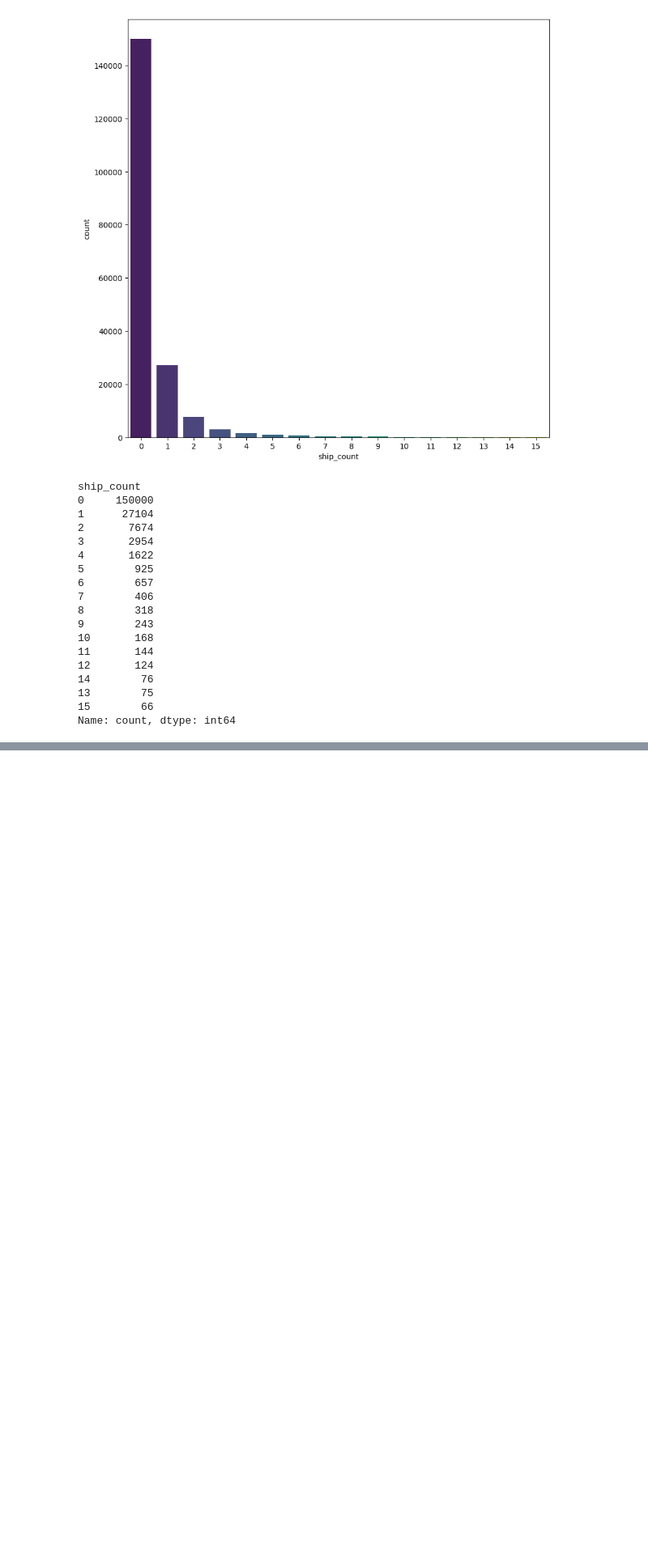
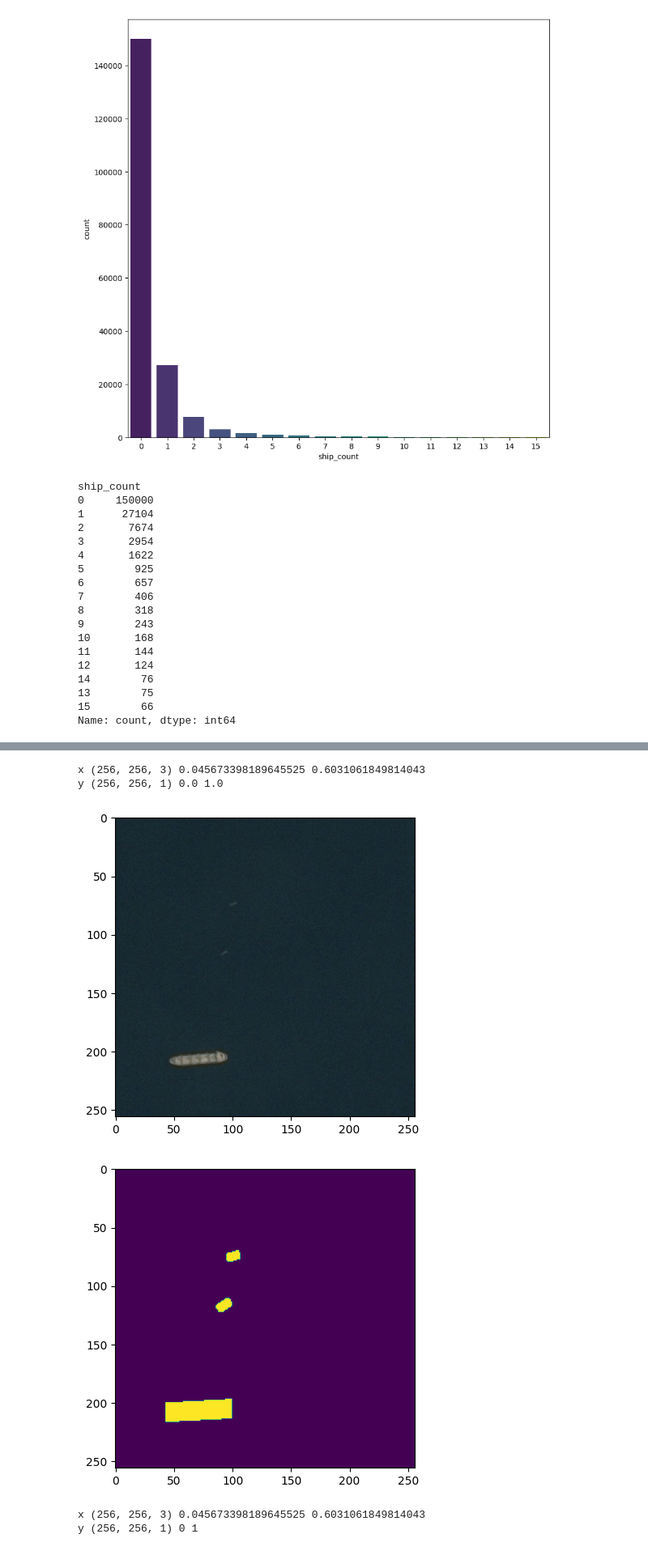
Before and after one commit to mykola-mmm/airbus_kaggel, a Jupyter notebook: notebookc1310aa8db.ipynb, the cells around one changed output, grey strips where cells are left out. Shown: that part at 81% size. Saved outputs shown, nothing was run; the diff lists cells and outputs as text; code cells hidden in the pictures; blank space fills up the shorter version.

```diff
--- a/notebookc1310aa8db.ipynb
+++ b/notebookc1310aa8db.ipynb
@@ -223,0 +255,28 @@ y (4, 768, 768, 1) 0.0 1.0
+# %%
+chk_x = train_x[0]
+chk_y = train_y[0]
+print('x', chk_x.shape, chk_x.min(), chk_x.max())
+print('y', chk_y.shape, chk_y.min(), chk_y.max())
+plt.imshow(chk_x)
+plt.show()
+plt.imshow(chk_y)
+plt.show()
+chk_x = transform.resize(chk_x, (256,256))
+chk_y = transform.resize(chk_y, (256,256))
+chk_y = np.where(chk_y > 0.1, 1, 0)
+
+# chk_x = chk_x[::3, ::3]
+# chk_y = transform.rescale(chk_y, 1/3)
+print('x', chk_x.shape, chk_x.min(), chk_x.max())
+print('y', chk_y.shape, chk_y.min(), chk_y.max())
+plt.imshow(chk_x)
+plt.show()
+plt.imshow(chk_y)
+plt.show()
+# %% [output]
+x (256, 256, 3) 0.045673398189645525 0.6031061849814043
+y (256, 256, 1) 0.0 1.0
+[figure, added]
+[figure, added]
+x (256, 256, 3) 0.045673398189645525 0.6031061849814043
+y (256, 256, 1) 0 1
```
Also changed, not shown: parts of 14 cells of this notebook.
